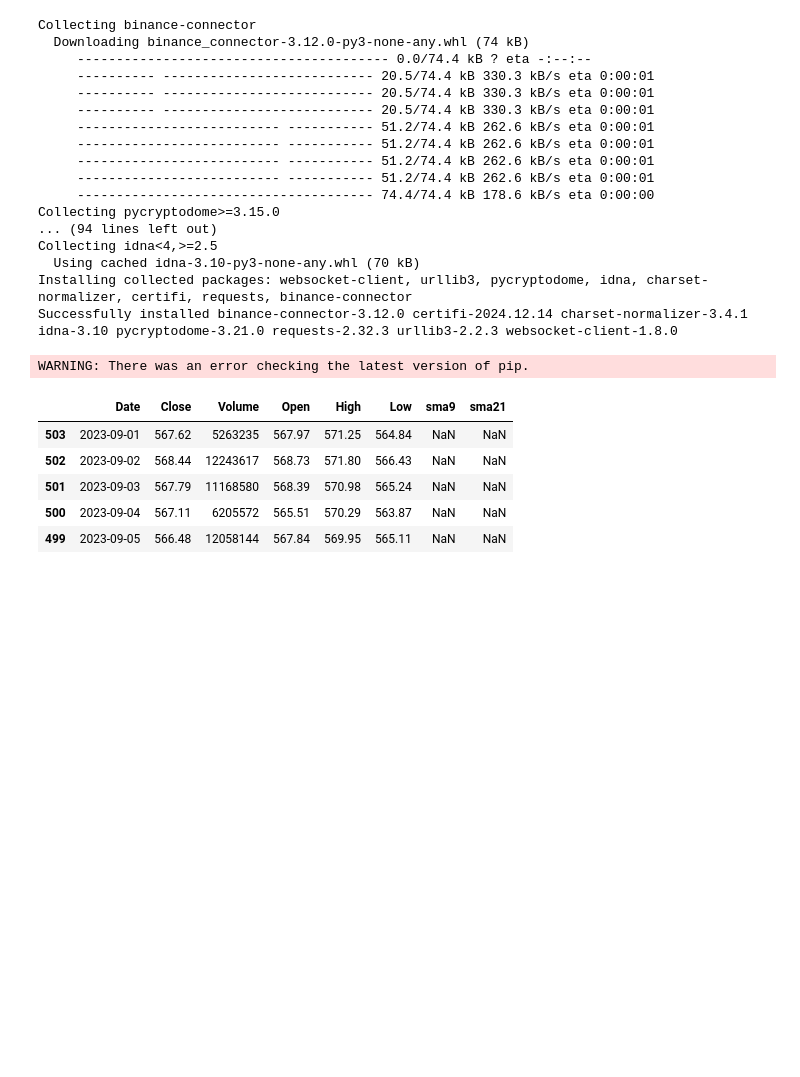
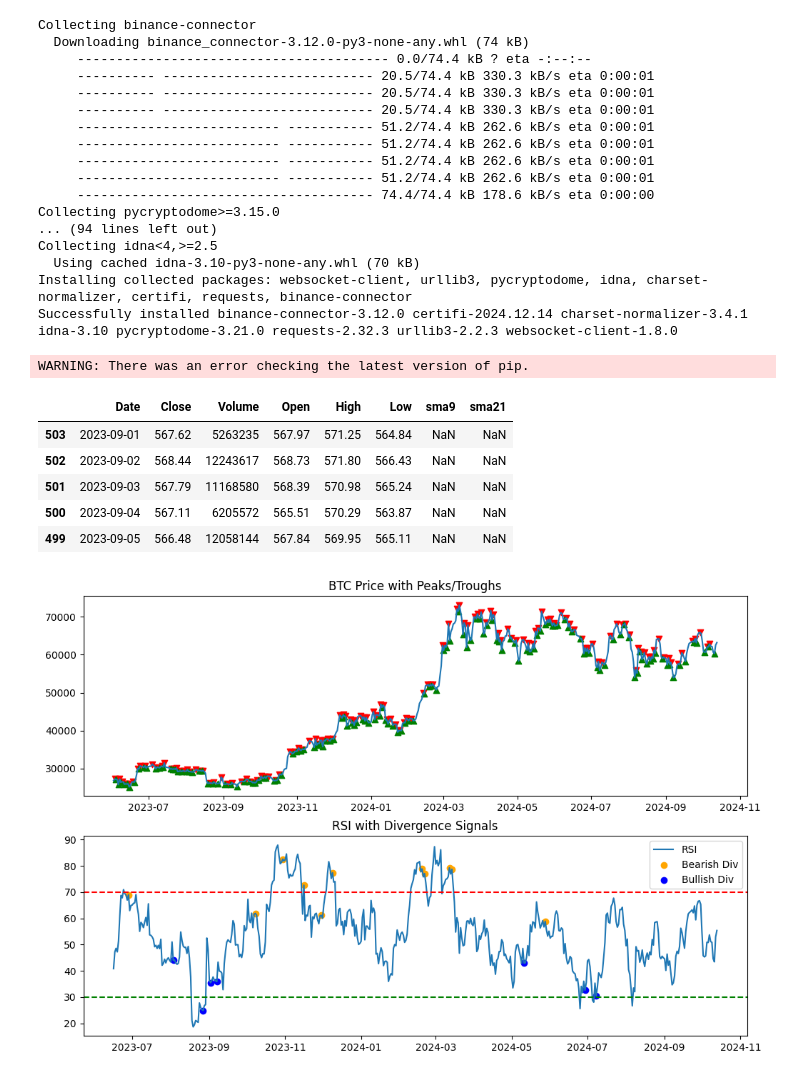
Before and after one commit to couzhei/formula-binance-atm, a Jupyter notebook: Trying out things.ipynb, the cells around one changed output. Saved outputs shown, nothing was run; the diff lists cells and outputs as text; code cells hidden in the pictures; blank space fills up the shorter version.

```diff
--- a/Trying out things.ipynb
+++ b/Trying out things.ipynb
@@ -296,3 +296,86 @@ fig.update_layout(
 
 # Show the figure
 fig.show()
+# %%
+import pandas as pd
+import talib
+from binance.spot import Spot
+import matplotlib.pyplot as plt
+
+# Step 1: Fetch BTCUSDT data from Binance
+client = Spot()
+symbol = "BTCUSDT"
+interval = "1d"  # Daily data
+start_time = "2023-06-01"
+
+# Convert start_time to timestamp (Binance uses milliseconds)
+start_timestamp = int(pd.to_datetime(start_time).timestamp()) * 1000
+
+# Get klines (price data)
+klines = client.klines(symbol, interval, startTime=start_timestamp)
+data = pd.DataFrame(klines, columns=['Open time', 'Open', 'High', 'Low', 'Close', 'Volume', 'Close time', 'Quote asset volume', 'Number of trades', 'Taker buy base asset volume', 'Taker buy quote asset volume', 'Ignore'])
+
+# Convert columns to numeric and time to datetime
+data['Close'] = pd.to_numeric(data['Close'])
+data['Close time'] = pd.to_datetime(data['Close time'], unit='ms')
+
+# Use 'Close time' as the index
+close_prices = data.set_index('Close time')['Close']
+
+# Step 2: Calculate RSI (same as before)
+rsi = talib.RSI(close_prices, timeperiod=14)
+
+# Step 3: Find peaks/troughs (same as before)
+def find_peaks(series, window=1):
+    peaks = []
+    for i in range(window, len(series)-window):
+        if series[i] == max(series[i-window:i+window+1]):
+            peaks.append(i)
+    return peaks
+
+def find_troughs(series, window=1):
+    troughs = []
+    for i in range(window, len(series)-window):
+        if series[i] == min(series[i-window:i+window+1]):
+            troughs.append(i)
+    return troughs
+
+price_peaks = find_peaks(close_prices)
+price_troughs = find_troughs(close_prices)
+
+# Step 4: Detect Divergence (same as before)
+def check_divergence(peaks_or_troughs, close, rsi, bullish=False):
+    signals = []
+    for i in range(1, len(peaks_or_troughs)):
+        prev_idx = peaks_or_troughs[i-1]
+        curr_idx = peaks_or_troughs[i]
+        if bullish:
+            if close[curr_idx] < close[prev_idx] and rsi[curr_idx] > rsi[prev_idx]:
+                signals.append(curr_idx)
+        else:
+            if close[curr_idx] > close[prev_idx] and rsi[curr_idx] < rsi[prev_idx]:
+                signals.append(curr_idx)
+    return signals
+
+bearish_signals = check_divergence(price_peaks, close_prices, rsi)
+bullish_signals = check_divergence(price_troughs, close_prices, rsi, bullish=True)
+
+# Step 5: Plot
+plt.figure(figsize=(12, 8))
+plt.subplot(2, 1, 1)
+plt.plot(close_prices, label='BTC Price')
+plt.scatter(close_prices.index[price_peaks], close_prices.iloc[price_peaks], color='red', marker='v', label='Peaks')
+plt.scatter(close_prices.index[price_troughs], close_prices.iloc[price_troughs], color='green', marker='^', label='Troughs')
+plt.title('BTC Price with Peaks/Troughs')
+
+plt.subplot(2, 1, 2)
+plt.plot(rsi.index, rsi, label='RSI')
+plt.axhline(70, linestyle='--', color='red')
+plt.axhline(30, linestyle='--', color='green')
+plt.scatter(rsi.index[bearish_signals], rsi.iloc[bearish_signals], color='orange', marker='o', label='Bearish Div')
+plt.scatter(rsi.index[bullish_signals], rsi.iloc[bullish_signals], color='blue', marker='o', label='Bullish Div')
+plt.title('RSI with Divergence Signals')
+plt.legend()
+plt.show()
+# %% [output]
+[figure, added]
```
Also changed, not shown: parts of 2 cells of this notebook, 3 other files.
